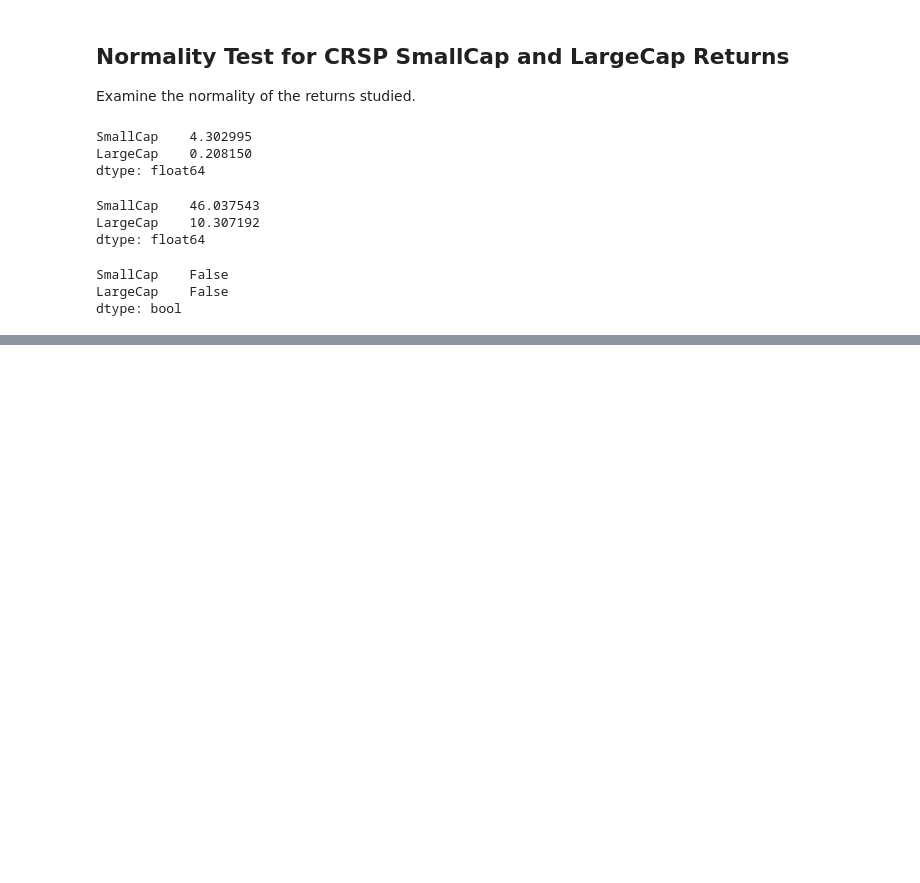
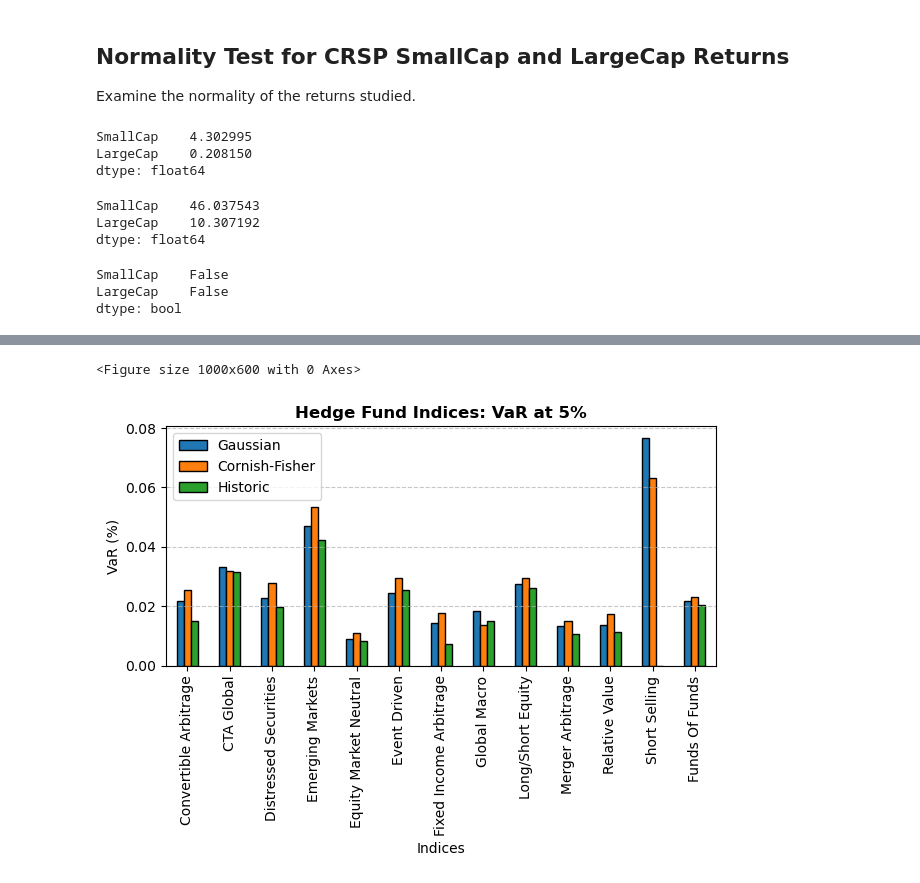
Before and after one commit to evgenii-maiorov/Investment-Management-and-Machine-Learning, a Jupyter notebook: Portfolio Construction and Analysis/FinanceProjectTemplate.ipynb, the cells around one changed output, grey strips where cells are left out. Cells and saved outputs as stored; diff of their text form; code cells hidden in the pictures; blank space fills up the shorter version.

Commit message:
Downside Risk: SemiDeviation, VaR, and CVaR

```diff
--- a/Portfolio Construction and Analysis/FinanceProjectTemplate.ipynb
+++ b/Portfolio Construction and Analysis/FinanceProjectTemplate.ipynb
@@ -542,0 +552,2 @@ dtype: bool
+# %%
+hfi = get_hfi_returns()
@@ -542,0 +678,18 @@ dtype: bool
+# %%
+def var_gaussian(r, level=5):
+    """
+    Calculates the Parametric Gaussian Value at Risk (VaR) for a series of returns.
+    This method assumes the returns follow a normal distribution and computes VaR as
+    the maximum expected loss at a specified confidence level.
+
+    Parameters:
+    - r: A pandas Series or DataFrame containing return values.
+    - level: The percentile used to determine the VaR (default is 5).
+
+    Returns:
+    - The VaR value, reflecting the potential loss at the given confidence level.
+    """
+    # Calculate the Z-score corresponding to the given confidence level
+    z_score = norm.ppf(level / 100.0)
+    # Apply the Parametric Gaussian VaR formula
+    return -(r.mean() + z_score * r.std(ddof=0))
@@ -542,0 +758,28 @@ dtype: bool
+# %%
+var_table = [
+    var_gaussian(hfi),
+    var_gaussian(hfi, modified=True),
+    var_historic(hfi)
+]
+
+comparison = pd.concat(var_table, axis=1)
+comparison.columns = ['Gaussian', 'Cornish-Fisher', 'Historic']
+
+# Plotting
+plt.figure(figsize=(10, 6))  # Set the figure size
+comparison.plot.bar(
+    title="Hedge Fund Indices: VaR at 5%",
+    color=['#1f77b4', '#ff7f0e', '#2ca02c'],  # Custom colors
+    edgecolor='black'  # Add edgecolor for distinction
+)
+
+plt.title("Hedge Fund Indices: VaR at 5%", fontweight='bold')
+plt.ylabel("VaR (%)")
+plt.xlabel("Indices")
+plt.grid(axis='y', linestyle='--', alpha=0.7)  # Add horizontal gridlines for readability
+
+plt.tight_layout()  # Adjust the layout to make room for the rotated x-axis labels
+plt.show()
+# %% [output]
+<Figure size 1000x600 with 0 Axes>
+[figure, added]
```
Also changed, not shown: parts of 15 cells of this notebook, 1 other file.
